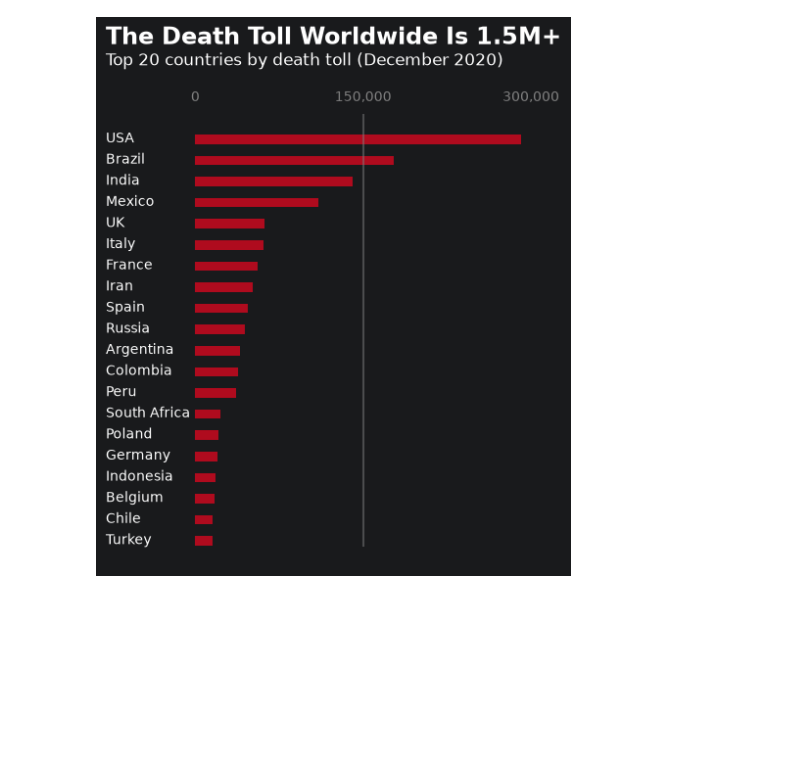
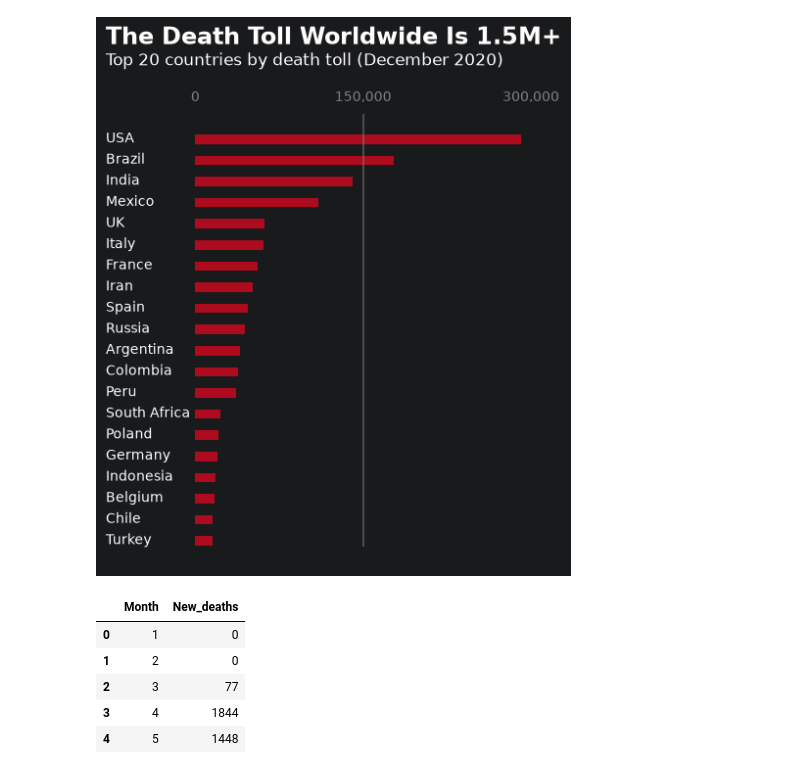
Before and after one commit to dnlsyfq/py_visual, a Jupyter notebook: main.ipynb, the cells around one changed output. Cells and saved outputs as stored; diff of their text form; code cells hidden in the pictures; blank space fills up the shorter version.

```diff
--- a/main.ipynb
+++ b/main.ipynb
@@ -49,3 +49,13 @@ ax.axvline(x=150000,ymin=0.045,c='grey',alpha=0.5)
 plt.show()
 # %% [output]
 [figure]
+# %%
+death_toll = pd.read_csv('covid_avg_deaths.csv')
+death_toll.head()
+# %% [output]
+|  | Month | New_deaths |
+| 0 | 1 | 0 |
+| 1 | 2 | 0 |
+| 2 | 3 | 77 |
+| 3 | 4 | 1844 |
+| 4 | 5 | 1448 |
```
Also changed, not shown: parts of 1 cell of this notebook, 2 other files.
